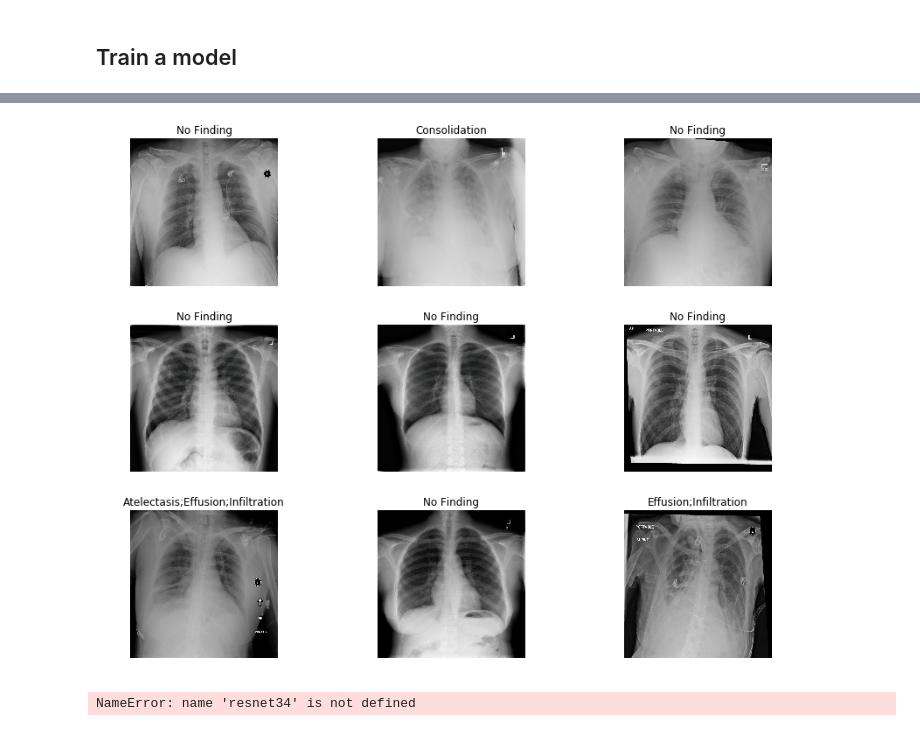
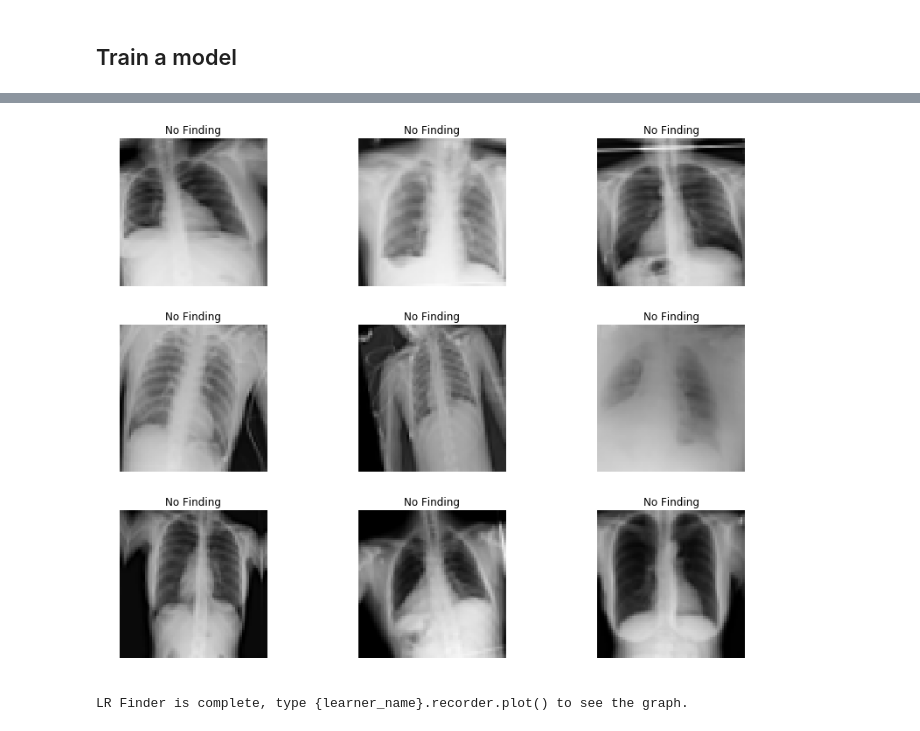
Before and after one commit to remiconnesson/chestxray, a Jupyter notebook: NIHCC-ChestXray.ipynb, the cells around one changed output, grey strips where cells are left out. Saved outputs shown, nothing was run; the diff lists cells and outputs as text; code cells hidden in the pictures.

Commit message:
Finish training on 256px images

```diff
--- a/NIHCC-ChestXray.ipynb
+++ b/NIHCC-ChestXray.ipynb
@@ -121,5 +123,5 @@ Ok, missing data?
 # %%
-get_filenames_in_dir = lambda x : [str(i).split('/')[-1] for i in ls(x)]
+get_filenames_in_dir = lambda x : [get_filename(i) for i in ls(x)]
 dataset = get_filenames_in_dir(image_dir)
 
 de = de[de['Image Index'].isin(dataset)]
@@ -247,6 +278,8 @@ from fastai.vision import *
 # %% [markdown]
 ## Train a model
 # %%
-src = (ImageItemList.from_df(train_df, path=image_dir, cols='Image Index')
+def source_train_data(path):
+    s = (ImageItemList.from_df(train_df, path=path, cols='Image Index')
         .random_split_by_pct(valid_pct=0.2, seed=777)
         .label_from_df(cols="Finding Labels", label_delim='|'))
+    return s
@@ -255,0 +286,7 @@ data = (src.transform(None, size=64)
+# %%
+tmfs64 = get_transforms()
+# %%
+src64  = source_train_data(p/'large_files'/'img64')
+
+data64 = (src64.transform(tmfs64)
+        .databunch(bs=128).normalize(imagenet_stats))
@@ -256,8 +315,10 @@ data = (src.transform(None, size=64)
 # %%
-data.show_batch(rows=3, figsize=(12,9))
+data64.show_batch(rows=3, figsize=(12,9))
 # %% [output]
-[figure, old version]
+[figure, new version]
 # %%
-learn = create_cnn(data, arch=resnet34)
+learn = create_cnn(data=data64, arch=models.resnet34,  metrics=[accuracy_thresh, fbeta])
-# %% [output]
-NameError: name 'resnet34' is not defined
+# %%
+learn.lr_find()
+# %% [output]
+LR Finder is complete, type {learner_name}.recorder.plot() to see the graph.
```
Also changed, not shown: parts of 51 cells of this notebook.
